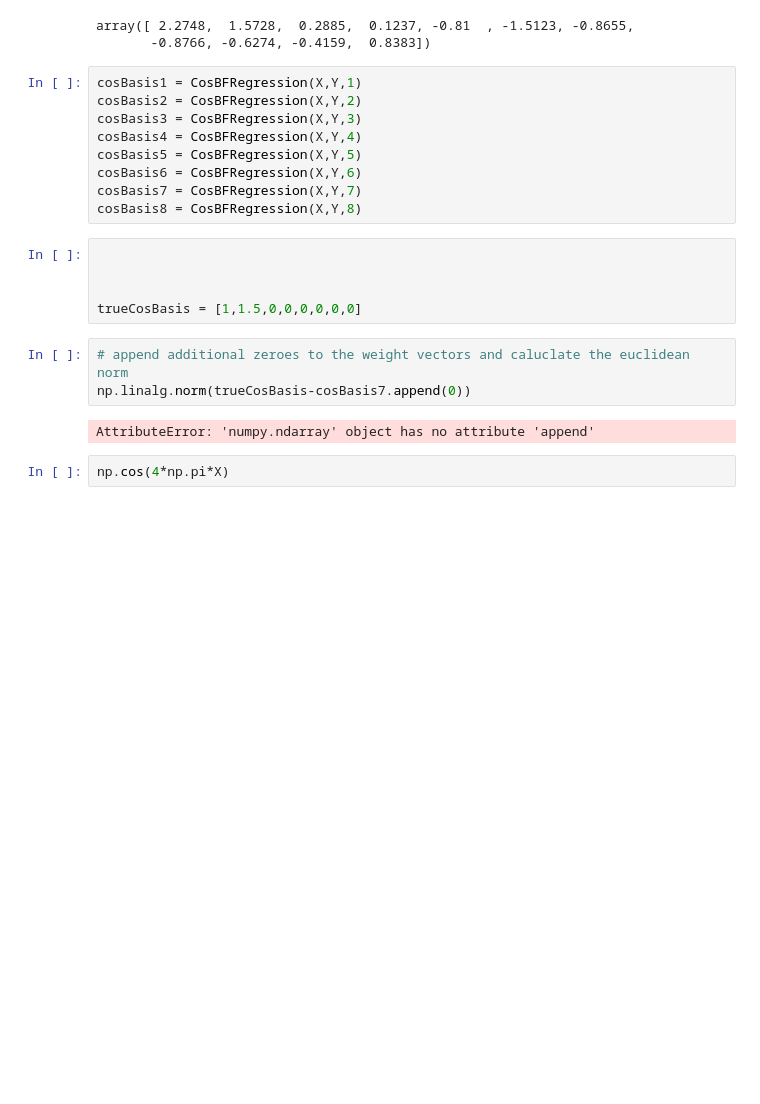
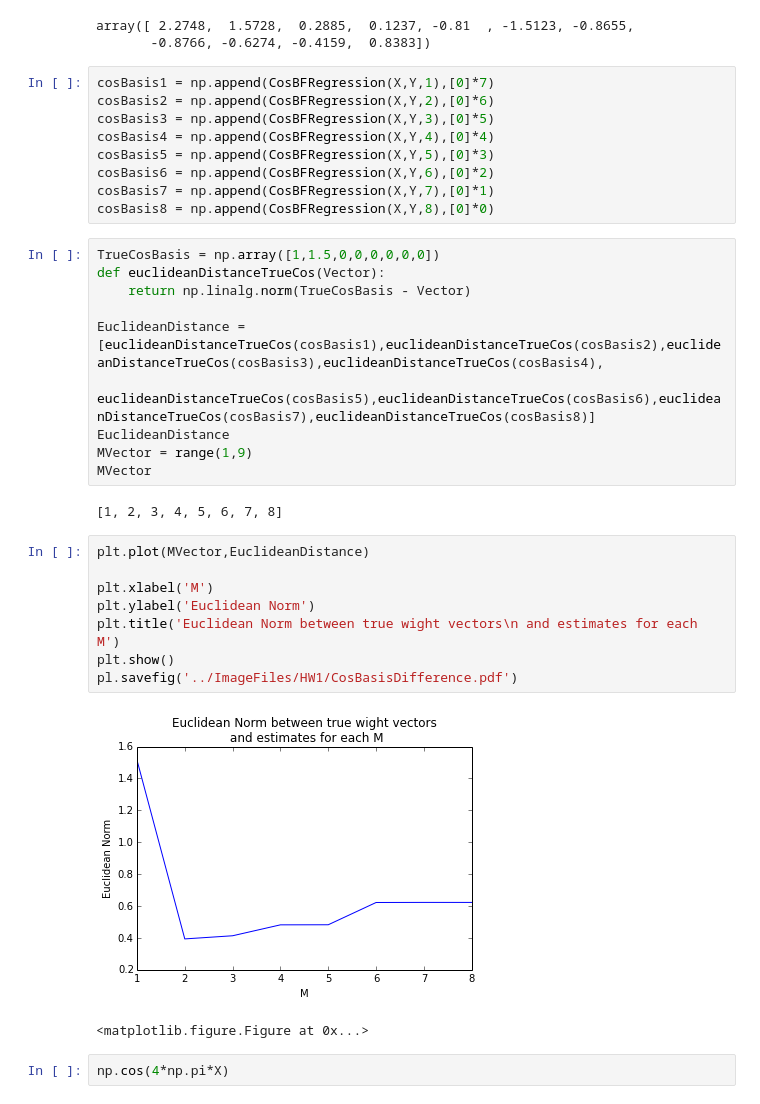
Before and after one commit to Divyagash/Class-6, a Jupyter notebook: PythonFiles/HW1.ipynb, the cells around one changed output. Drawn from its saved outputs; the diff is of its cells as text; blank space fills up the shorter version.

```diff
--- a/PythonFiles/HW1.ipynb
+++ b/PythonFiles/HW1.ipynb
@@ -733,24 +785,37 @@ Y
 array([ 2.2748,  1.5728,  0.2885,  0.1237, -0.81  , -1.5123, -0.8655,
        -0.8766, -0.6274, -0.4159,  0.8383])
 # %%
-cosBasis1 = CosBFRegression(X,Y,1)
-cosBasis2 = CosBFRegression(X,Y,2)
-cosBasis3 = CosBFRegression(X,Y,3)
-cosBasis4 = CosBFRegression(X,Y,4)
-cosBasis5 = CosBFRegression(X,Y,5)
-cosBasis6 = CosBFRegression(X,Y,6)
-cosBasis7 = CosBFRegression(X,Y,7)
-cosBasis8 = CosBFRegression(X,Y,8)
+cosBasis1 = np.append(CosBFRegression(X,Y,1),[0]*7)
+cosBasis2 = np.append(CosBFRegression(X,Y,2),[0]*6)
+cosBasis3 = np.append(CosBFRegression(X,Y,3),[0]*5)
+cosBasis4 = np.append(CosBFRegression(X,Y,4),[0]*4)
+cosBasis5 = np.append(CosBFRegression(X,Y,5),[0]*3)
+cosBasis6 = np.append(CosBFRegression(X,Y,6),[0]*2)
+cosBasis7 = np.append(CosBFRegression(X,Y,7),[0]*1)
+cosBasis8 = np.append(CosBFRegression(X,Y,8),[0]*0)
-# %%
-
-
-
-trueCosBasis = [1,1.5,0,0,0,0,0,0]
-# %%
-# append additional zeroes to the weight vectors and caluclate the euclidean norm
-np.linalg.norm(trueCosBasis-cosBasis7.append(0))
-# %% [output]
-AttributeError: 'numpy.ndarray' object has no attribute 'append'
+# %%
+TrueCosBasis = np.array([1,1.5,0,0,0,0,0,0])
+def euclideanDistanceTrueCos(Vector):
+    return np.linalg.norm(TrueCosBasis - Vector)
+
+EuclideanDistance = [euclideanDistanceTrueCos(cosBasis1),euclideanDistanceTrueCos(cosBasis2),euclideanDistanceTrueCos(cosBasis3),euclideanDistanceTrueCos(cosBasis4),
+                    euclideanDistanceTrueCos(cosBasis5),euclideanDistanceTrueCos(cosBasis6),euclideanDistanceTrueCos(cosBasis7),euclideanDistanceTrueCos(cosBasis8)]
+EuclideanDistance
+MVector = range(1,9)
+MVector
+# %% [output]
+[1, 2, 3, 4, 5, 6, 7, 8]
+# %%
+plt.plot(MVector,EuclideanDistance)
+
+plt.xlabel('M')
+plt.ylabel('Euclidean Norm')
+plt.title('Euclidean Norm between true wight vectors\n and estimates for each M')
+plt.show()
+pl.savefig('../ImageFiles/HW1/CosBasisDifference.pdf')
+# %% [output]
+[figure, added]
+<matplotlib.figure.Figure at 0x...>
 # %%
 np.cos(4*np.pi*X)
 # %% [markdown]
```
Also changed, not shown: parts of 22 cells of this notebook.
